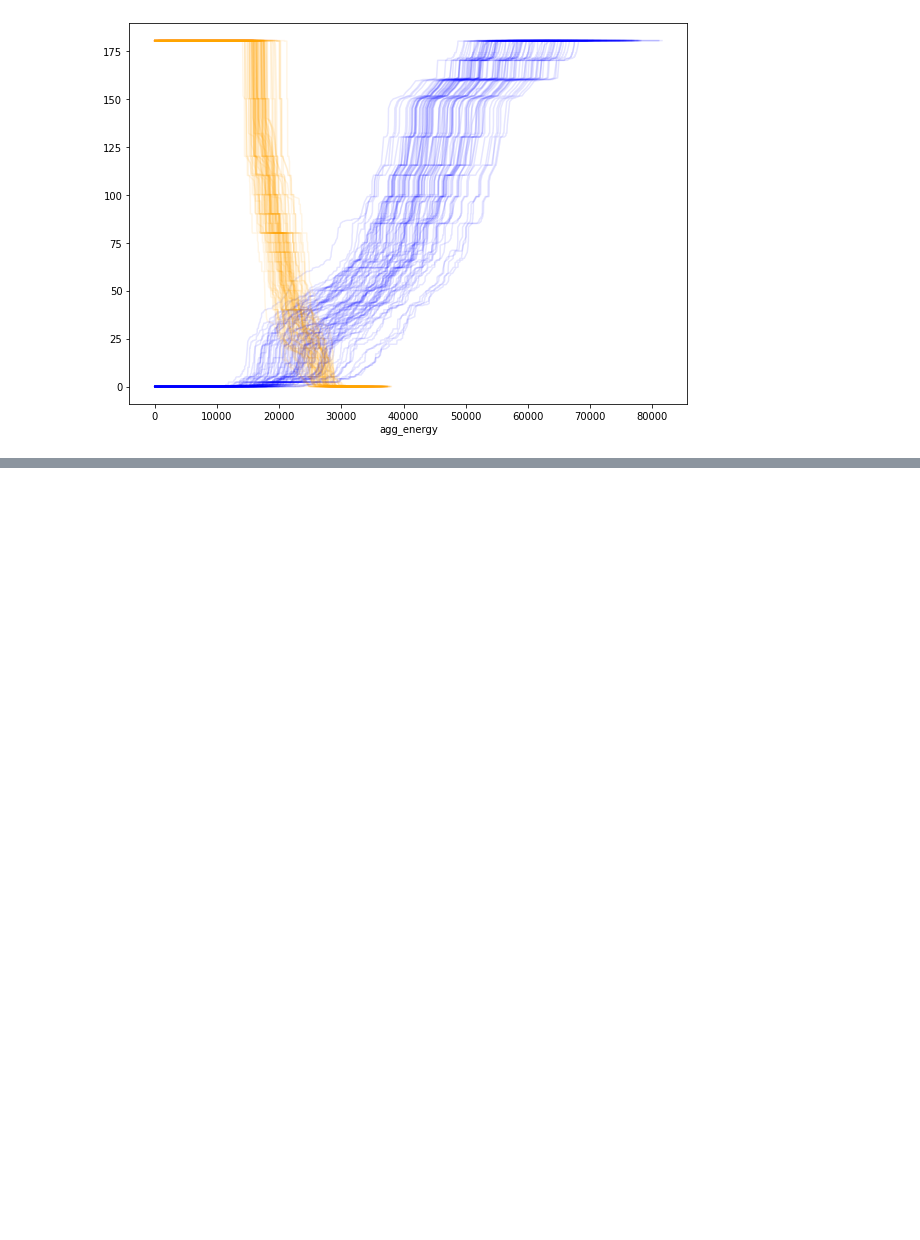
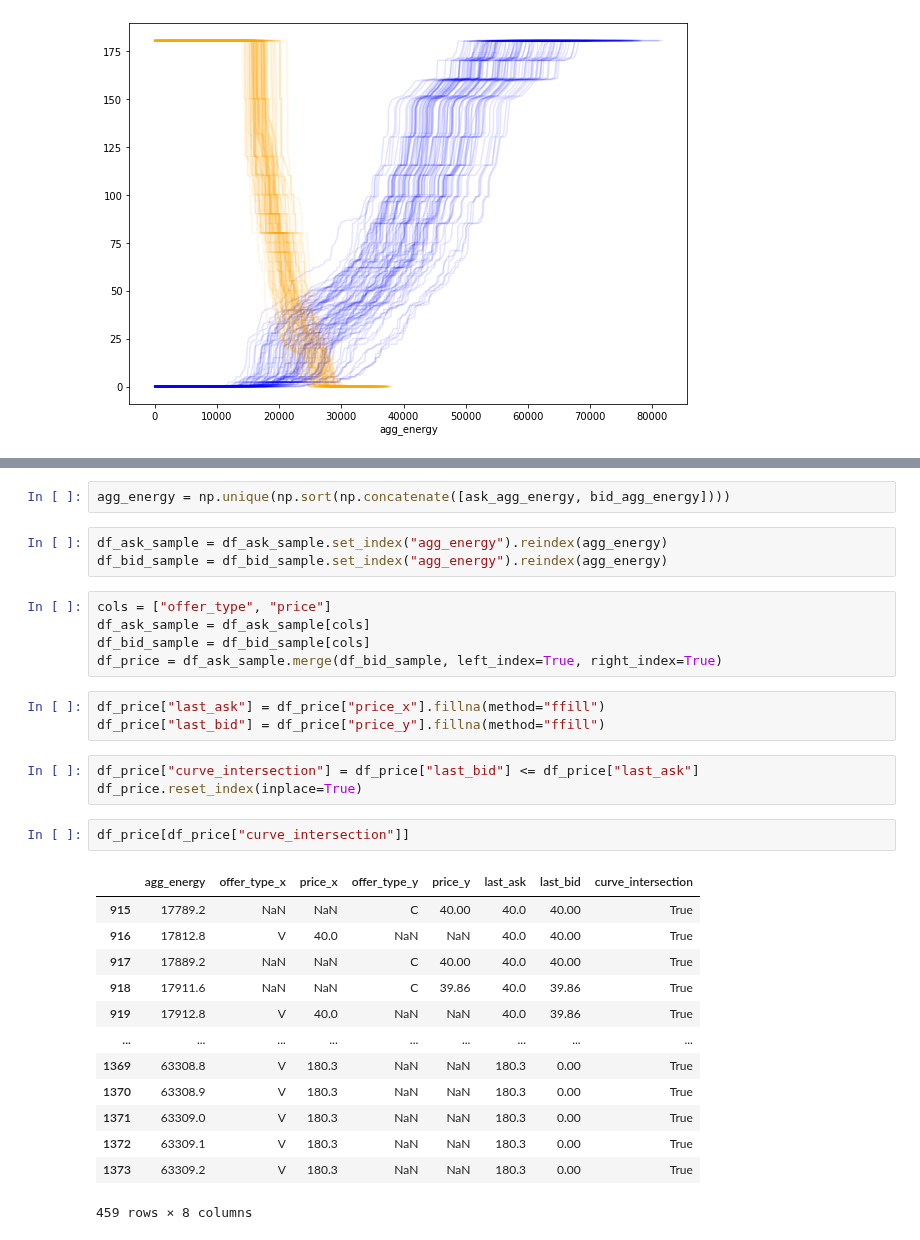
Before and after one commit to NonoMalpi/electricity, a Jupyter notebook: notebooks/AgentCurves.ipynb, the cells around one changed output, grey strips where cells are left out. Cells and saved outputs as stored; diff of their text form; blank space fills up the shorter version.

Commit message:
:construction: Find cleared price from curves

```diff
--- a/notebooks/AgentCurves.ipynb
+++ b/notebooks/AgentCurves.ipynb
@@ -134,0 +141,32 @@ plt.show()
+# %%
+agg_energy = np.unique(np.sort(np.concatenate([ask_agg_energy, bid_agg_energy])))
+# %%
+df_ask_sample = df_ask_sample.set_index("agg_energy").reindex(agg_energy)
+df_bid_sample = df_bid_sample.set_index("agg_energy").reindex(agg_energy)
+# %%
+cols = ["offer_type", "price"]
+df_ask_sample = df_ask_sample[cols]
+df_bid_sample = df_bid_sample[cols]
+df_price = df_ask_sample.merge(df_bid_sample, left_index=True, right_index=True)
+# %%
+df_price["last_ask"] = df_price["price_x"].fillna(method="ffill")
+df_price["last_bid"] = df_price["price_y"].fillna(method="ffill")
+# %%
+df_price["curve_intersection"] = df_price["last_bid"] <= df_price["last_ask"]
+df_price.reset_index(inplace=True)
+# %%
+df_price[df_price["curve_intersection"]]
+# %% [output]
+|  | agg_energy | offer_type_x | price_x | offer_type_y | price_y | last_ask | last_bid | curve_intersection |
+| 915 | 17789.2 | NaN | NaN | C | 40.00 | 40.0 | 40.00 | True |
+| 916 | 17812.8 | V | 40.0 | NaN | NaN | 40.0 | 40.00 | True |
+| 917 | 17889.2 | NaN | NaN | C | 40.00 | 40.0 | 40.00 | True |
+| 918 | 17911.6 | NaN | NaN | C | 39.86 | 40.0 | 39.86 | True |
+| 919 | 17912.8 | V | 40.0 | NaN | NaN | 40.0 | 39.86 | True |
+| ... | ... | ... | ... | ... | ... | ... | ... | ... |
+| 1369 | 63308.8 | V | 180.3 | NaN | NaN | 180.3 | 0.00 | True |
+| 1370 | 63308.9 | V | 180.3 | NaN | NaN | 180.3 | 0.00 | True |
+| 1371 | 63309.0 | V | 180.3 | NaN | NaN | 180.3 | 0.00 | True |
+| 1372 | 63309.1 | V | 180.3 | NaN | NaN | 180.3 | 0.00 | True |
+| 1373 | 63309.2 | V | 180.3 | NaN | NaN | 180.3 | 0.00 | True |
+459 rows × 8 columns
```
Also changed, not shown: parts of 4 cells of this notebook.
